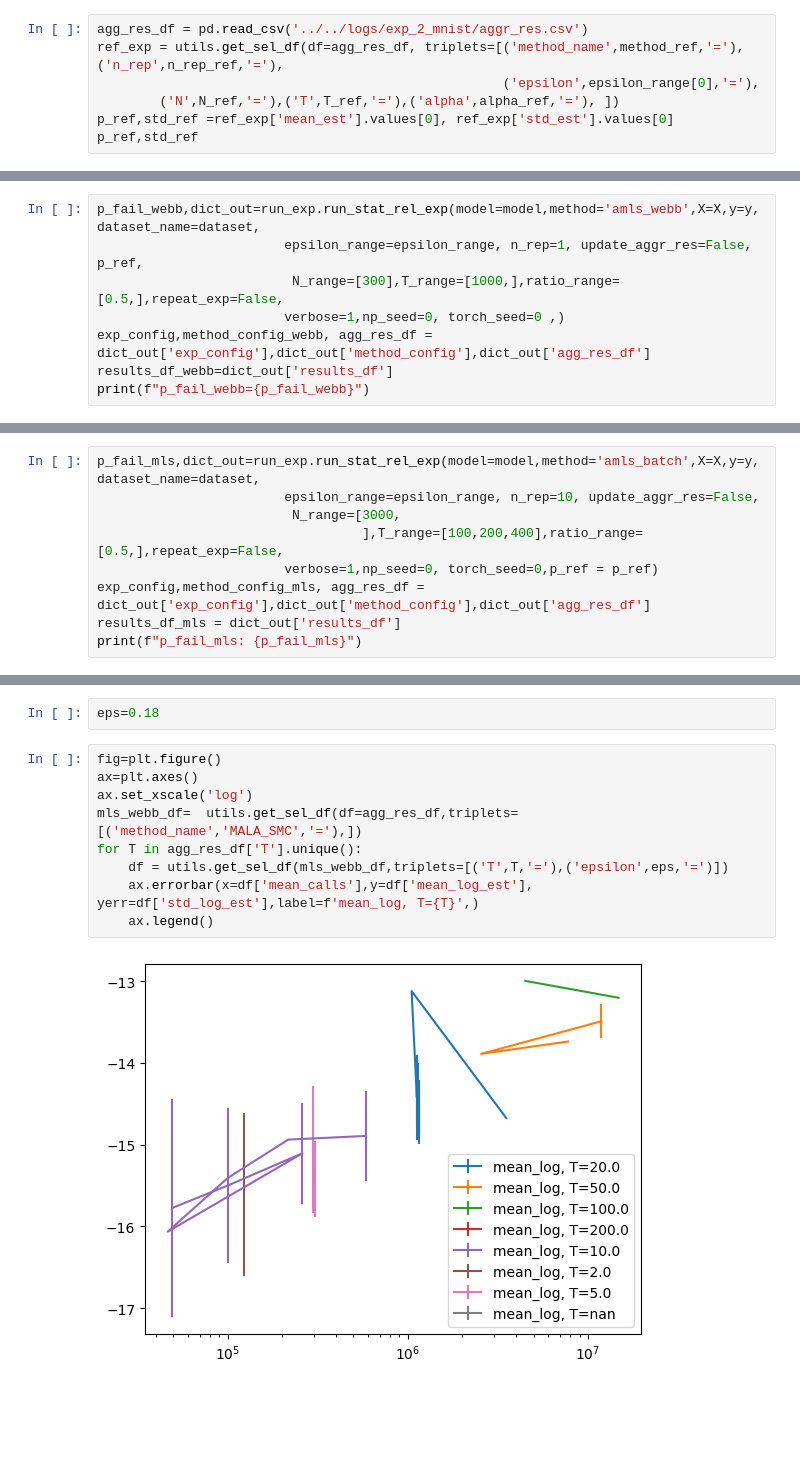
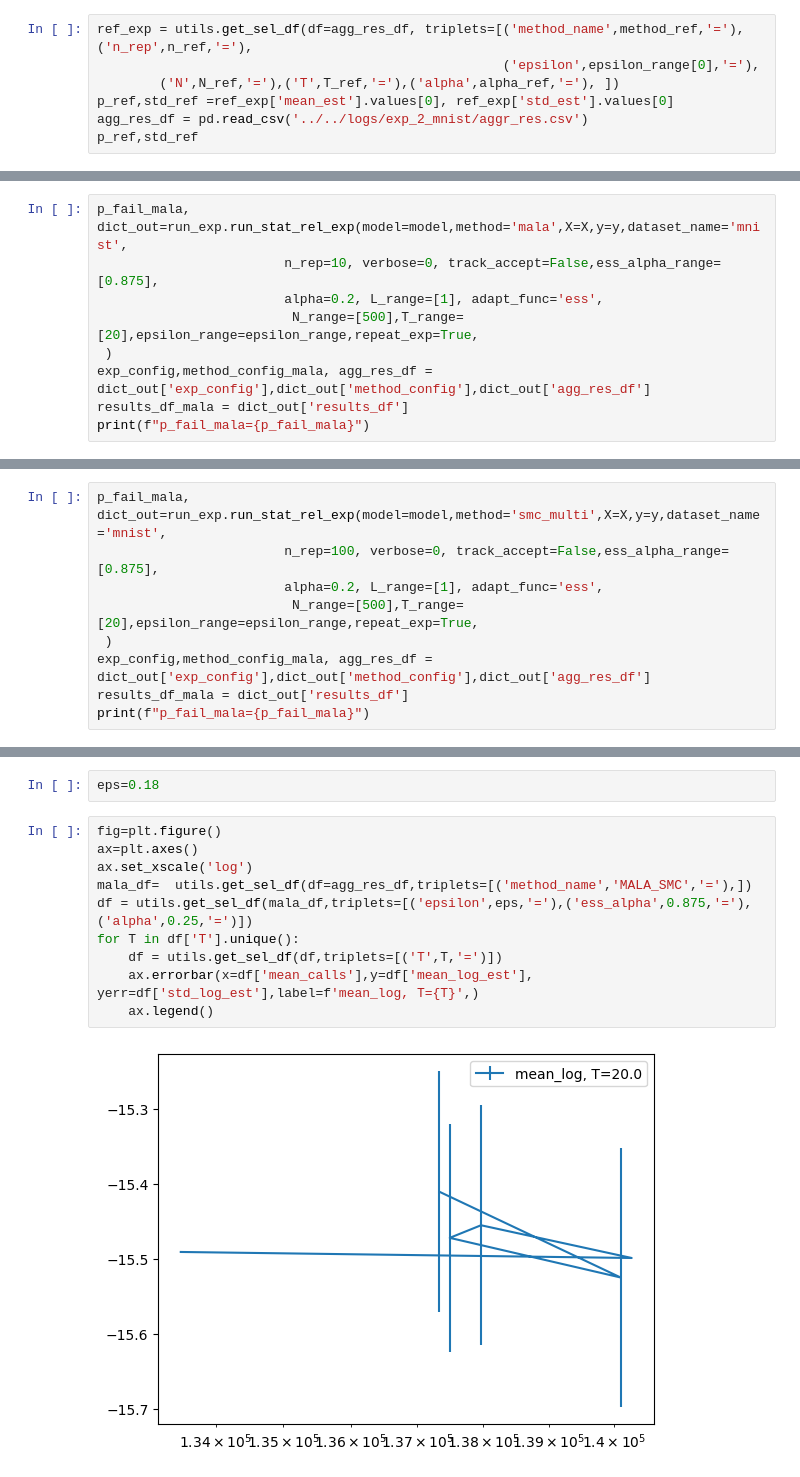
Before and after one commit to karimtito/stat_reliability_measure, a Jupyter notebook: notebooks/test_run_exp.ipynb, the cells around one changed output, grey strips where cells are left out. Drawn from its saved outputs; the diff is of its cells as text; blank space fills up the shorter version.

```diff
--- a/notebooks/test_run_exp.ipynb
+++ b/notebooks/test_run_exp.ipynb
@@ -95,8 +105,8 @@ std. rel. adj.:383276611370.71
 # %%
-agg_res_df = pd.read_csv('../../logs/exp_2_mnist/aggr_res.csv')
-ref_exp = utils.get_sel_df(df=agg_res_df, triplets=[('method_name',method_ref,'='),('n_rep',n_rep_ref,'='),
+ref_exp = utils.get_sel_df(df=agg_res_df, triplets=[('method_name',method_ref,'='),('n_rep',n_ref,'='),
                                                     ('epsilon',epsilon_range[0],'='),
         ('N',N_ref,'='),('T',T_ref,'='),('alpha',alpha_ref,'='), ])
 p_ref,std_ref =ref_exp['mean_est'].values[0], ref_exp['std_est'].values[0]
+agg_res_df = pd.read_csv('../../logs/exp_2_mnist/aggr_res.csv')
 p_ref,std_ref
 # %% [output]
@@ -206,9 +268,10 @@ Starting MALA_SMC simulation 10/12, with model: mnist_model, img_idx:0,eps:0.18,
 # %%
-p_fail_webb,dict_out=run_exp.run_stat_rel_exp(model=model,method='amls_webb',X=X,y=y,dataset_name=dataset,
-                        epsilon_range=epsilon_range, n_rep=1, update_aggr_res=False, p_ref,
-                         N_range=[300],T_range=[1000,],ratio_range=[0.5,],repeat_exp=False,
-                        verbose=1,np_seed=0, torch_seed=0 ,)
-exp_config,method_config_webb, agg_res_df = dict_out['exp_config'],dict_out['method_config'],dict_out['agg_res_df']
-results_df_webb=dict_out['results_df']
-print(f"p_fail_webb={p_fail_webb}")
+p_fail_mala, dict_out=run_exp.run_stat_rel_exp(model=model,method='mala',X=X,y=y,dataset_name='mnist',
+                        n_rep=10, verbose=0, track_accept=False,ess_alpha_range=[0.875],
+                        alpha=0.2, L_range=[1], adapt_func='ess',
+                         N_range=[500],T_range=[20],epsilon_range=epsilon_range,repeat_exp=True,
+ )
+exp_config,method_config_mala, agg_res_df = dict_out['exp_config'],dict_out['method_config'],dict_out['agg_res_df']
+results_df_mala = dict_out['results_df']
+print(f"p_fail_mala={p_fail_mala}")
 # %% [output]
@@ -225,10 +285,10 @@ p_fail_webb=2.7179764612198727e-07
 # %%
-p_fail_mls,dict_out=run_exp.run_stat_rel_exp(model=model,method='amls_batch',X=X,y=y,dataset_name=dataset,
-                        epsilon_range=epsilon_range, n_rep=10, update_aggr_res=False,
-                         N_range=[3000,
-                                  ],T_range=[100,200,400],ratio_range=[0.5,],repeat_exp=False,
-                        verbose=1,np_seed=0, torch_seed=0,p_ref = p_ref)
-exp_config,method_config_mls, agg_res_df = dict_out['exp_config'],dict_out['method_config'],dict_out['agg_res_df']
-results_df_mls = dict_out['results_df']
-print(f"p_fail_mls: {p_fail_mls}")
+p_fail_mala, dict_out=run_exp.run_stat_rel_exp(model=model,method='smc_multi',X=X,y=y,dataset_name='mnist',
+                        n_rep=100, verbose=0, track_accept=False,ess_alpha_range=[0.875],
+                        alpha=0.2, L_range=[1], adapt_func='ess',
+                         N_range=[500],T_range=[20],epsilon_range=epsilon_range,repeat_exp=True,
+ )
+exp_config,method_config_mala, agg_res_df = dict_out['exp_config'],dict_out['method_config'],dict_out['agg_res_df']
+results_df_mala = dict_out['results_df']
+print(f"p_fail_mala={p_fail_mala}")
 # %% [output]
@@ -338,11 +355,12 @@ eps=0.18
 # %%
 fig=plt.figure()
 ax=plt.axes()
 ax.set_xscale('log')
-mls_webb_df=  utils.get_sel_df(df=agg_res_df,triplets=[('method_name','MALA_SMC','='),])
-for T in agg_res_df['T'].unique():
-    df = utils.get_sel_df(mls_webb_df,triplets=[('T',T,'='),('epsilon',eps,'=')])
+mala_df=  utils.get_sel_df(df=agg_res_df,triplets=[('method_name','MALA_SMC','='),])
+df = utils.get_sel_df(mala_df,triplets=[('epsilon',eps,'='),('ess_alpha',0.875,'='),('alpha',0.25,'=')])
+for T in df['T'].unique():
+    df = utils.get_sel_df(df,triplets=[('T',T,'=')])
     ax.errorbar(x=df['mean_calls'],y=df['mean_log_est'], yerr=df['std_log_est'],label=f'mean_log, T={T}',)
     ax.legend()
 # %% [output]
-[figure, old version]
+[figure, new version]
```
Also changed, not shown: parts of 30 cells of this notebook, 3 other files.
